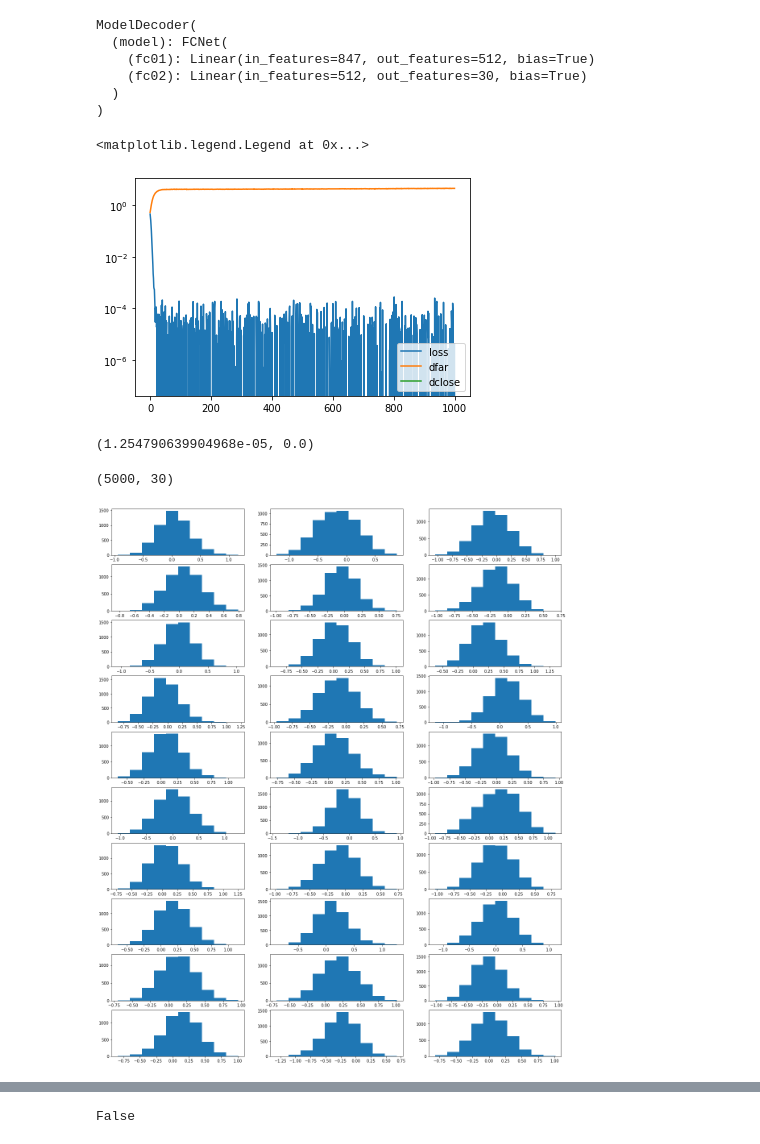
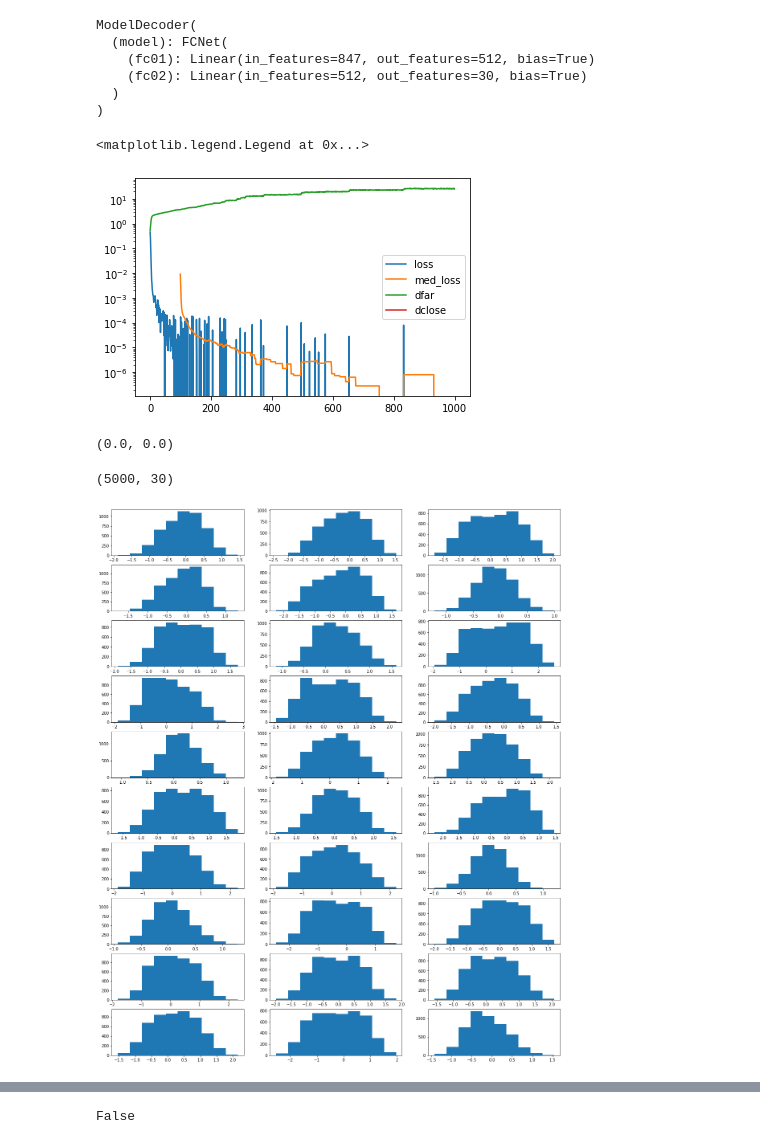
Before and after one commit to sergeivolodin/causality-disentanglement-rl, a Jupyter notebook: debug/siamese_kc_tests.ipynb, the cells around one changed output, grey strips where cells are left out. Cells and saved outputs as stored; diff of their text form; code cells hidden in the pictures.

```diff
--- a/debug/siamese_kc_tests.ipynb
+++ b/debug/siamese_kc_tests.ipynb
@@ -83,12 +83,17 @@ ModelDecoder(
 )
 # %%
 env = learner.env
+# %%
+learner.decoder.__init__(observation_shape=learner.observation_shape,
+                         feature_shape=learner.feature_shape)
+learner.decoder = learner.decoder.cuda()
 # %%
 losses = []
 dclose = []
 dfar = []
 # %%
-opt = torch.optim.Adam(lr=5e-4, params=learner.decoder.parameters())
+opt = torch.optim.Adam(lr=1e-3, params=learner.decoder.parameters(),
+                      betas=(0.5, 0.9))
 # %%
 for i in tqdm(range(1000)):
     if i % 1 == 0:
@@ -104,17 +109,18 @@ for i in tqdm(range(1000)):
     dfar.append(l_obj['metrics']['distance_far'])
 # %%
 plt.plot(losses, label='loss')
+plt.plot(pd.Series(losses).rolling(100).mean(), label='med_loss')
 plt.plot(dfar, label='dfar')
 plt.plot(dclose, label='dclose')
 plt.yscale('log')
 plt.legend()
 # %% [output]
 <matplotlib.legend.Legend at 0x...>
-[figure, old version]
+[figure, new version]
 # %%
 np.mean(losses[-50:]), np.median(losses[-50:])
 # %% [output]
-(1.254790639904968e-05, 0.0)
+(0.0, 0.0)
 # %%
 ctx = learner.collect_and_get_context()
 # %%
@@ -131,7 +137,7 @@ for i_f in range(f.shape[1]):
     plt.subplot(10, 3, i_f + 1)
     plt.hist(f[:, i_f])
 # %% [output]
-[figure, old version]
+[figure, new version]
 # %%
 pd.DataFrame(f).std()
 # %% [output]
```
Also changed, not shown: parts of 23 cells of this notebook, 2 other files.
